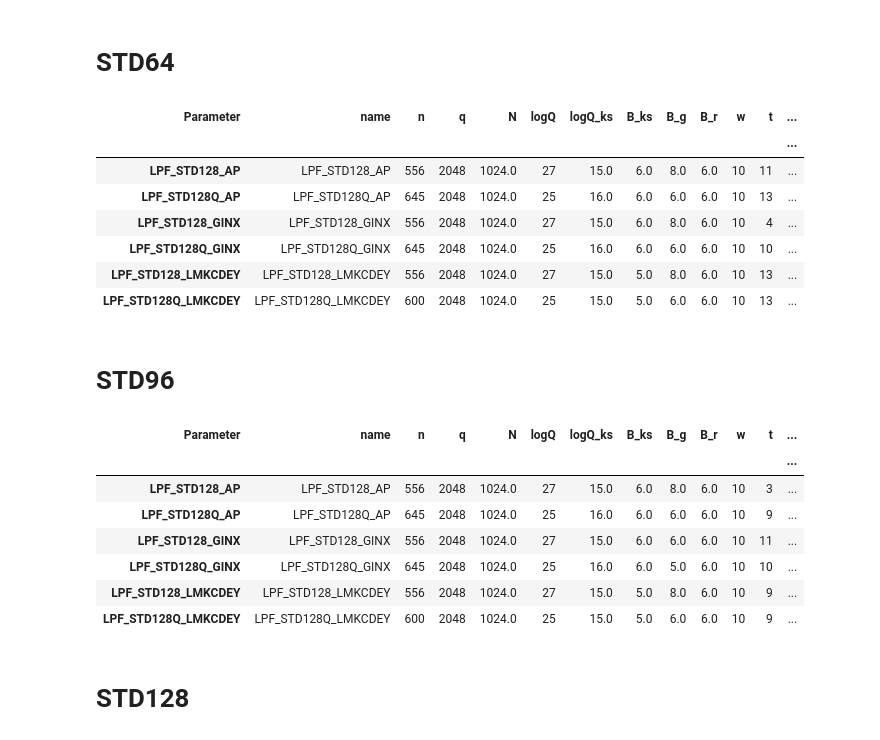
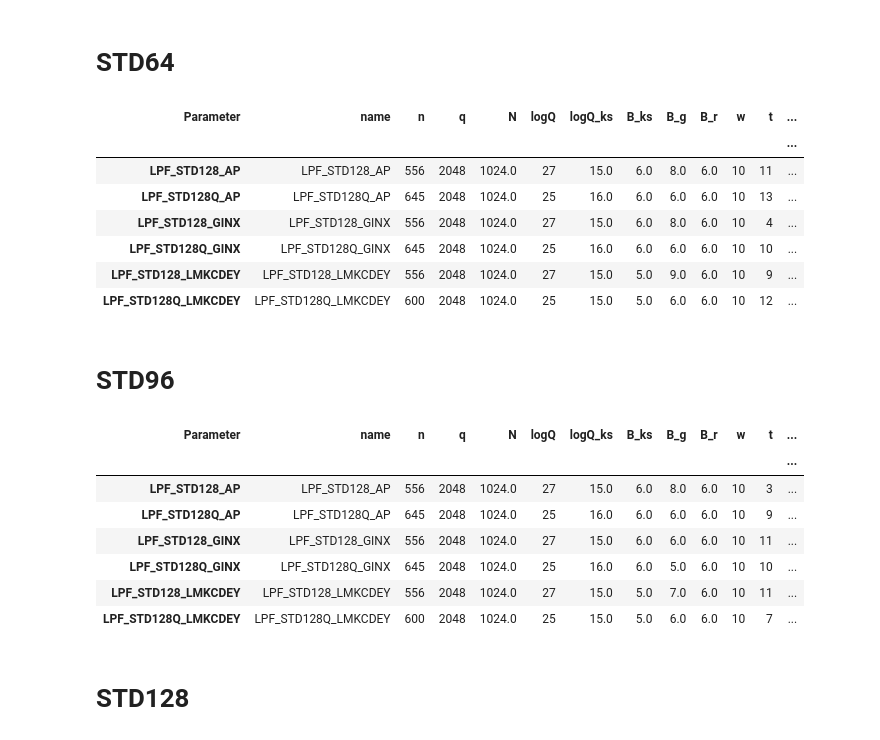
Before and after one commit to HONGDUCK/FHEW-TFHE-Noise-Calculator, a Jupyter notebook: noisetest.ipynb, the cells around one changed output. Cells and saved outputs as stored; diff of their text form; code cells hidden in the pictures.

```diff
--- a/noisetest.ipynb
+++ b/noisetest.ipynb
@@ -37,30 +37,30 @@ display_parameters_vector(*openfhe)
 # %%
 parsed_data_64  = parse_data(data)
 
 setDigitsG(parsed_data_64[0], 2, 'AP')
 setDigitsG(parsed_data_64[1], 3, 'AP')
 setDigitsG(parsed_data_64[2], 2, 'GINX')
 setDigitsG(parsed_data_64[3], 3, 'GINX')
 setDigitsG(parsed_data_64[4], 2, 'LMKCDEY')
 setDigitsG(parsed_data_64[5], 3, 'LMKCDEY')
 
 setCutoff(parsed_data_64[0], 11)
 setCutoff(parsed_data_64[1], 13)
 setCutoff(parsed_data_64[2],  4)
 setCutoff(parsed_data_64[3], 10)
-setCutoff(parsed_data_64[4], 13)
-setCutoff(parsed_data_64[5], 13)
+setCutoff(parsed_data_64[4],  9)
+setCutoff(parsed_data_64[5], 12)
 
 display_parameters_vector(*parsed_data_64)
 # %% [output]
 | Parameter | name | n | q | N | logQ | logQ_ks | B_ks | B_g | B_r | w | t | ... |
 |  |  |  |  |  |  |  |  |  |  |  |  | ... |
 | LPF_STD128_AP | LPF_STD128_AP | 556 | 2048 | 1024.0 | 27 | 15.0 | 6.0 | 8.0 | 6.0 | 10 | 11 | ... |
 | LPF_STD128Q_AP | LPF_STD128Q_AP | 645 | 2048 | 1024.0 | 25 | 16.0 | 6.0 | 6.0 | 6.0 | 10 | 13 | ... |
 | LPF_STD128_GINX | LPF_STD128_GINX | 556 | 2048 | 1024.0 | 27 | 15.0 | 6.0 | 8.0 | 6.0 | 10 | 4 | ... |
 | LPF_STD128Q_GINX | LPF_STD128Q_GINX | 645 | 2048 | 1024.0 | 25 | 16.0 | 6.0 | 6.0 | 6.0 | 10 | 10 | ... |
-| LPF_STD128_LMKCDEY | LPF_STD128_LMKCDEY | 556 | 2048 | 1024.0 | 27 | 15.0 | 5.0 | 8.0 | 6.0 | 10 | 13 | ... |
-| LPF_STD128Q_LMKCDEY | LPF_STD128Q_LMKCDEY | 600 | 2048 | 1024.0 | 25 | 15.0 | 5.0 | 6.0 | 6.0 | 10 | 13 | ... |
+| LPF_STD128_LMKCDEY | LPF_STD128_LMKCDEY | 556 | 2048 | 1024.0 | 27 | 15.0 | 5.0 | 9.0 | 6.0 | 10 | 9 | ... |
+| LPF_STD128Q_LMKCDEY | LPF_STD128Q_LMKCDEY | 600 | 2048 | 1024.0 | 25 | 15.0 | 5.0 | 6.0 | 6.0 | 10 | 12 | ... |
 # %% [markdown]
 # STD96
 # %%
@@ -70,15 +70,15 @@ setDigitsG(parsed_data_96[0], 2, 'AP')
 setDigitsG(parsed_data_96[1], 3, 'AP')
 setDigitsG(parsed_data_96[2], 3, 'GINX')
 setDigitsG(parsed_data_96[3], 4, 'GINX')
-setDigitsG(parsed_data_96[4], 2, 'LMKCDEY')
+setDigitsG(parsed_data_96[4], 3, 'LMKCDEY')
 setDigitsG(parsed_data_96[5], 3, 'LMKCDEY')
 
 setCutoff(parsed_data_96[0], 3)
 setCutoff(parsed_data_96[1], 9)
 setCutoff(parsed_data_96[2], 11)
 setCutoff(parsed_data_96[3], 10)
-setCutoff(parsed_data_96[4], 9)
-setCutoff(parsed_data_96[5], 9)
+setCutoff(parsed_data_96[4], 11)
+setCutoff(parsed_data_96[5], 7)
 
 display_parameters_vector(*parsed_data_96)
 # %% [output]
@@ -88,8 +88,8 @@ display_parameters_vector(*parsed_data_96)
 | LPF_STD128Q_AP | LPF_STD128Q_AP | 645 | 2048 | 1024.0 | 25 | 16.0 | 6.0 | 6.0 | 6.0 | 10 | 9 | ... |
 | LPF_STD128_GINX | LPF_STD128_GINX | 556 | 2048 | 1024.0 | 27 | 15.0 | 6.0 | 6.0 | 6.0 | 10 | 11 | ... |
 | LPF_STD128Q_GINX | LPF_STD128Q_GINX | 645 | 2048 | 1024.0 | 25 | 16.0 | 6.0 | 5.0 | 6.0 | 10 | 10 | ... |
-| LPF_STD128_LMKCDEY | LPF_STD128_LMKCDEY | 556 | 2048 | 1024.0 | 27 | 15.0 | 5.0 | 8.0 | 6.0 | 10 | 9 | ... |
-| LPF_STD128Q_LMKCDEY | LPF_STD128Q_LMKCDEY | 600 | 2048 | 1024.0 | 25 | 15.0 | 5.0 | 6.0 | 6.0 | 10 | 9 | ... |
+| LPF_STD128_LMKCDEY | LPF_STD128_LMKCDEY | 556 | 2048 | 1024.0 | 27 | 15.0 | 5.0 | 7.0 | 6.0 | 10 | 11 | ... |
+| LPF_STD128Q_LMKCDEY | LPF_STD128Q_LMKCDEY | 600 | 2048 | 1024.0 | 25 | 15.0 | 5.0 | 6.0 | 6.0 | 10 | 7 | ... |
 # %% [markdown]
 # STD128
 # %%
```
Also changed, not shown: parts of 1 cell of this notebook, 1 other file.
